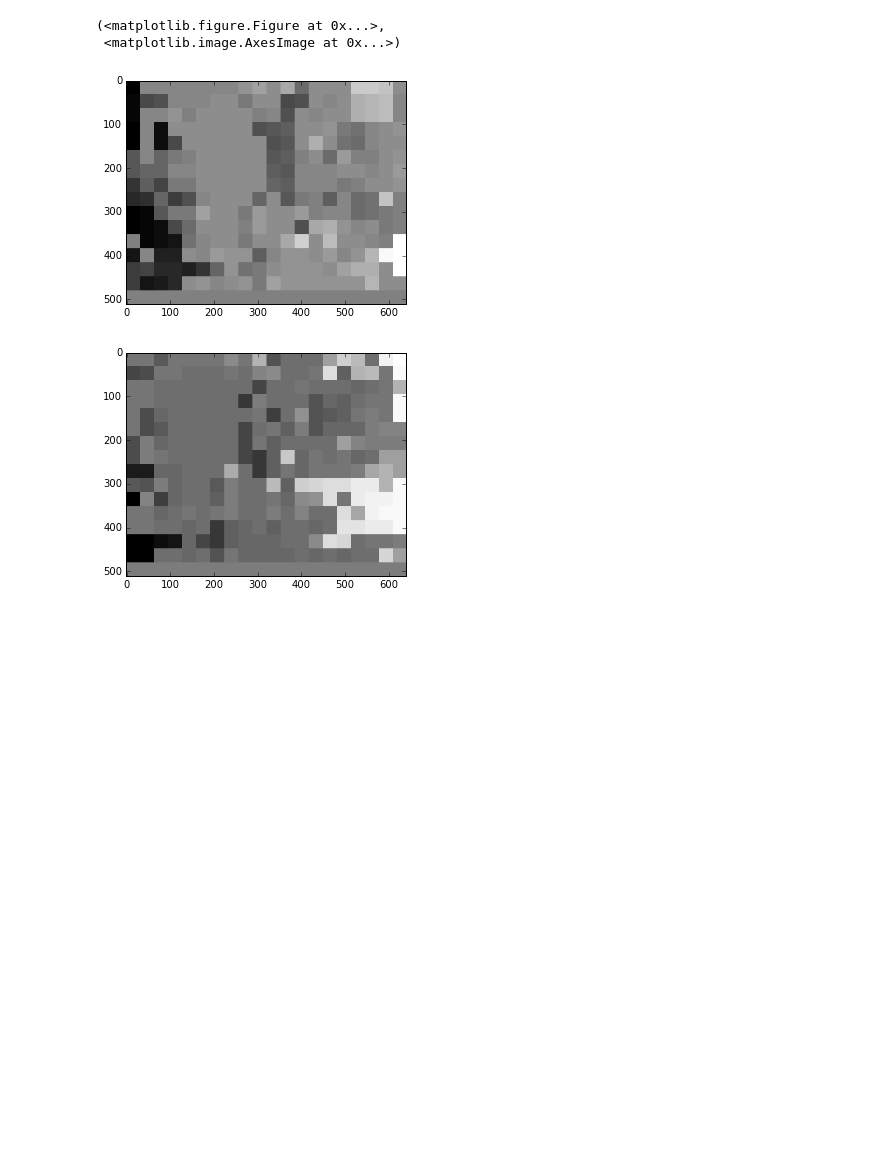
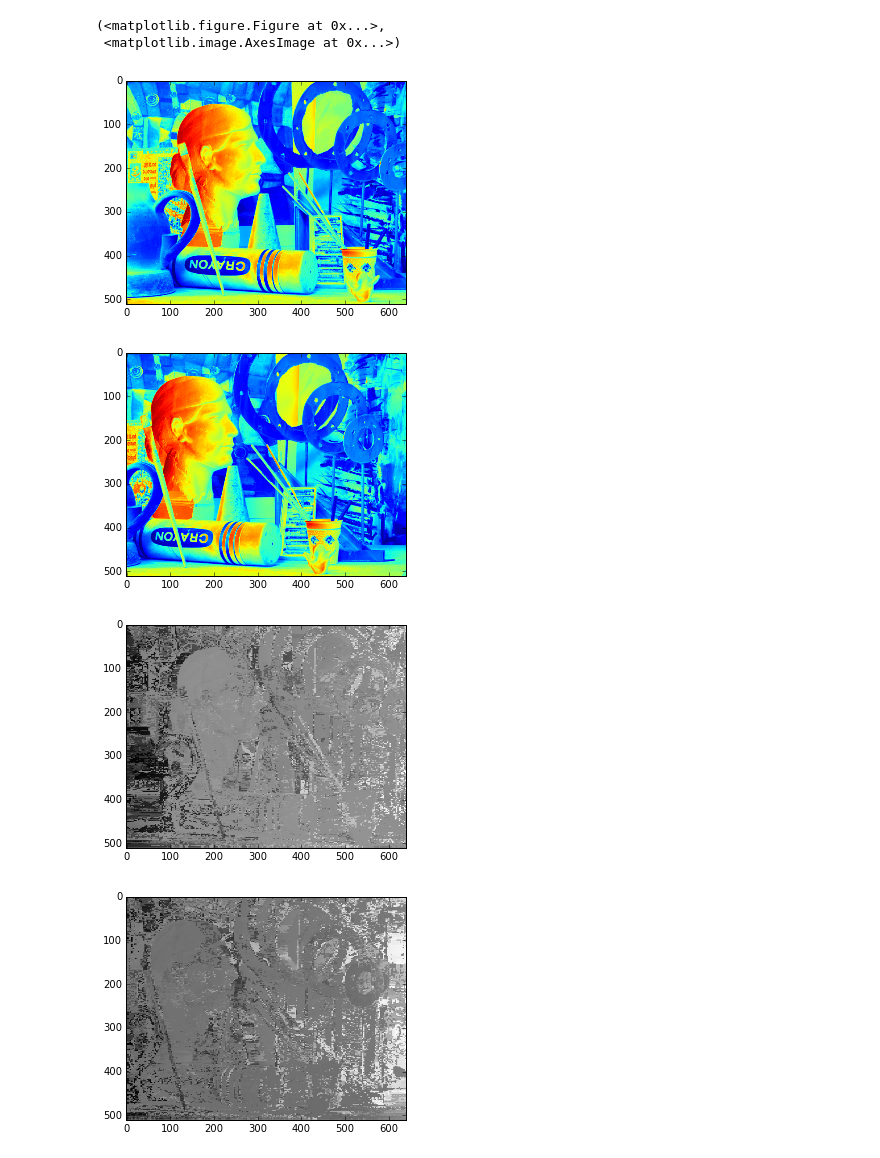
Before and after one commit to thomasantony/ud810-intro-computer-vision, a Jupyter notebook: ps2/ps2.ipynb, the cells around one changed output. Drawn from its saved outputs; the diff is of its cells as text; code cells hidden in the pictures; blank space fills up the shorter version.

Commit message:
PS2 - disparity_ssd sort of working

```diff
--- a/ps2/ps2.ipynb
+++ b/ps2/ps2.ipynb
@@ -45,9 +45,14 @@ def match_strips(strip_left, strip_right, b):
     """
     n_blocks = strip_left.shape[1]//b
     disparity = np.zeros((strip_left.shape[1], ));
+
     for i in range(n_blocks):
         x = i*b;
         patch = strip_left[:, x:(x + b)];
+#         res = cv2.matchTemplate(strip_right, patch, cv2.TM_SQDIFF_NORMED)
+#         min_val, max_val, min_loc, max_loc = cv2.minMaxLoc(res)
+#         best_x = min_loc[0]
+#         plt.figure(), plt.imshow(res, 'gray')
         best_x = find_best_match(patch, strip_right);
         disparity[x:(x + b)] = x - best_x
 
@@ -74,12 +79,14 @@ def disparity_ssd(L, R, window_size = None):
 #     num_blocks = L.shape[1]//window_size[1]
 
     disparity = np.zeros_like(L)
-    for i in range(num_strips):
-        y = i * window_size[0]
+#     for i in range(num_strips):
+    for y in range(L.shape[0]-block_height):
+#         y = i * window_size[0]
         left_strip = L[y:y + block_height,:]
         right_strip = R[y:y + block_height,:]
         disparity_strip = match_strips(left_strip, right_strip, block_width)
-        disparity[y:y + block_height, :] = disparity_strip
+#         disparity[y:y + block_height, :] = disparity_strip
+        disparity[y, :] = disparity_strip
 
     return np.array(disparity)
 
@@ -88,8 +95,8 @@ def normalize_disparity(D):
     max_d = np.amax(D)
     return (D - min_d)/(max_d - min_d)*255
 
-L1 = cv2.imread(os.path.join('input', 'pair0-L.png'), 0)/255.  # grayscale, [0, 1]
-R1 = cv2.imread(os.path.join('input', 'pair0-R.png'), 0)/255.
+L1 = cv2.imread(os.path.join('input', 'pair0-L.png'), 0) / 255.  # grayscale, [0, 1]
+R1 = cv2.imread(os.path.join('input', 'pair0-R.png'), 0) / 255.
 
 D_L1 = disparity_ssd(L1, R1, window_size = (4,4))
 D_R1 = disparity_ssd(R1, L1, window_size = (4,4))
@@ -109,16 +116,22 @@ plt.figure(), plt.imshow(D_R1_norm, 'gray')
 # %%
 ## 2.a
 L2 = cv2.imread(os.path.join('input', 'pair1-L.png'), 0)/255.  # grayscale, [0, 1]
 R2 = cv2.imread(os.path.join('input', 'pair1-R.png'), 0)/255.
-
-D_L2 = disparity_ssd(L2, R2, window_size = (32,32))
-D_R2 = disparity_ssd(R2, L2, window_size = (32,32))
+plt.figure(), plt.imshow(L2)
+plt.figure(), plt.imshow(R2)
+D_L2 = disparity_ssd(L2, R2, window_size = (3,3))
+D_R2 = disparity_ssd(R2, L2, window_size = (3,3))
 D_L2_norm = normalize_disparity(D_L2)
 D_R2_norm = normalize_disparity(D_R2)
+cv2.imwrite('output/ps2-2-a-1.png', D_L2_norm)
+cv2.imwrite('output/ps2-2-a-2.png', D_R2_norm)
+
 plt.figure(), plt.imshow(D_L2_norm, 'gray')
 plt.figure(), plt.imshow(D_R2_norm, 'gray')
 # %% [output]
 (<matplotlib.figure.Figure at 0x...>,
  <matplotlib.image.AxesImage at 0x...>)
-[figure, old version]
+[figure, new version]
-[figure, old version]
+[figure, new version]
+[figure, added]
+[figure, added]
```
Also changed, not shown: parts of 2 cells of this notebook, 4 other files.
